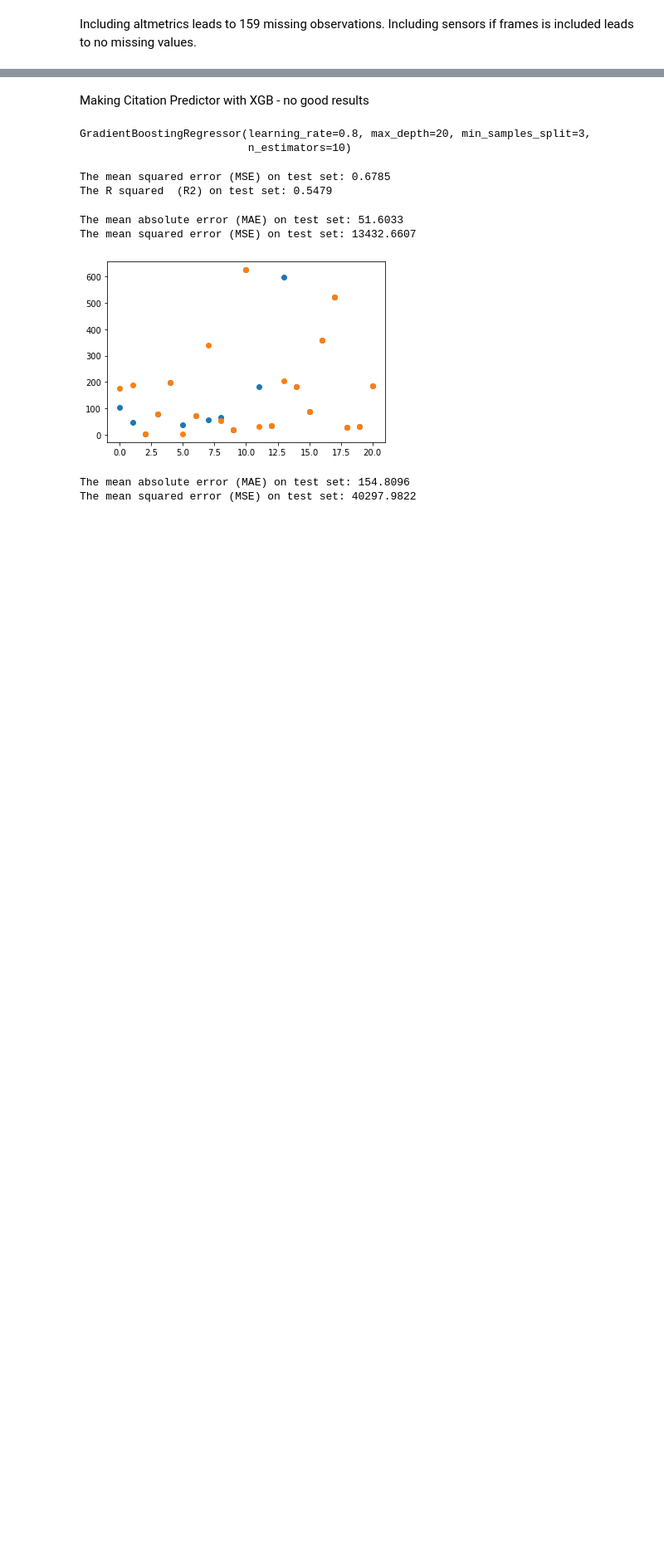
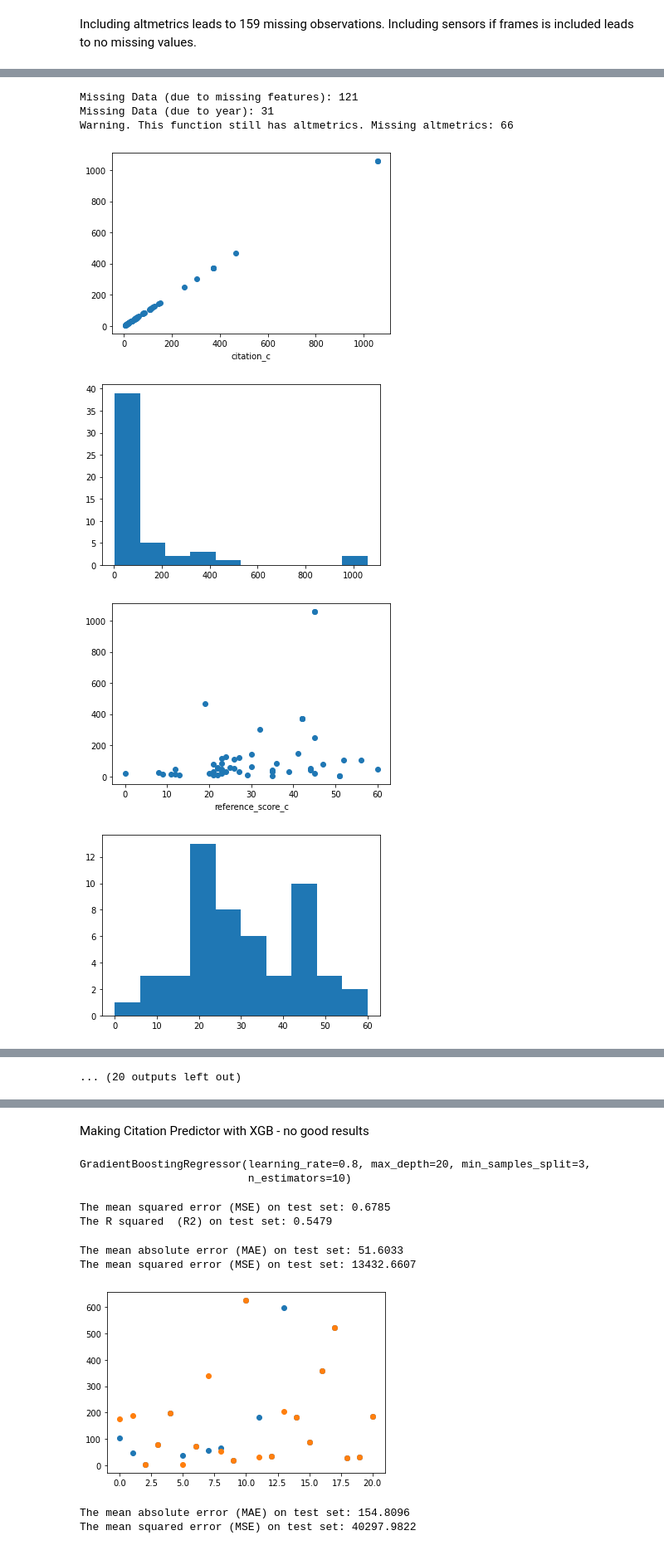
Before and after one commit to daniel-bogdoll/ad_datasets_influence, a Jupyter notebook: 5_analysis.ipynb, the cells around one changed output, grey strips where cells are left out. Shown at 83% size. Saved outputs shown, nothing was run; the diff lists cells and outputs as text; code cells hidden in the pictures; blank space fills up the shorter version.

```diff
--- a/5_analysis.ipynb
+++ b/5_analysis.ipynb
@@ -523,0 +618,14 @@ Including altmetrics leads to 159 missing observations. Including sensors if fra
+# %%
+df = create_modelling_df_altmetric_sensor(retrieved_data, 3, 0, 2)
+modelling_df = convert_and_plot_data(df)
+modelling_df_normalized = normalize(modelling_df)
+res3, fitted_y, y_ols, x = modelling(modelling_df_normalized)
+print(sm.tools.eval_measures.mse(np.exp(fitted_y)-1, np.exp(y_ols))-1)
+# %% [output]
+Missing Data (due to missing features): 121
+Missing Data (due to year): 31
+Warning. This function still has altmetrics. Missing altmetrics: 66
+[figure, added]
+[figure, added]
+[figure, added]
+[figure, added]
@@ -524 +639,2 @@ Including altmetrics leads to 159 missing observations. Including sensors if fra
+... (20 outputs left out)
 # %%
```
Also changed, not shown: parts of 16 cells of this notebook, 1 other file.
